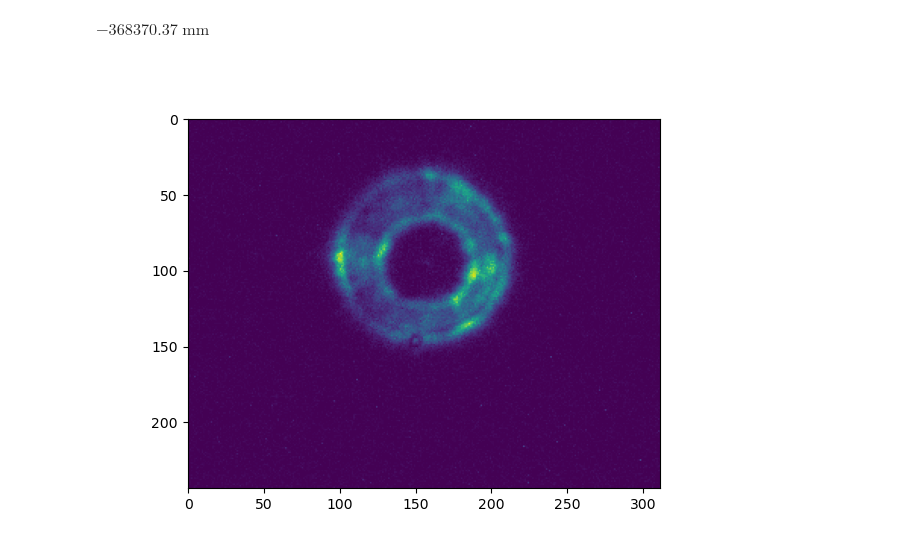
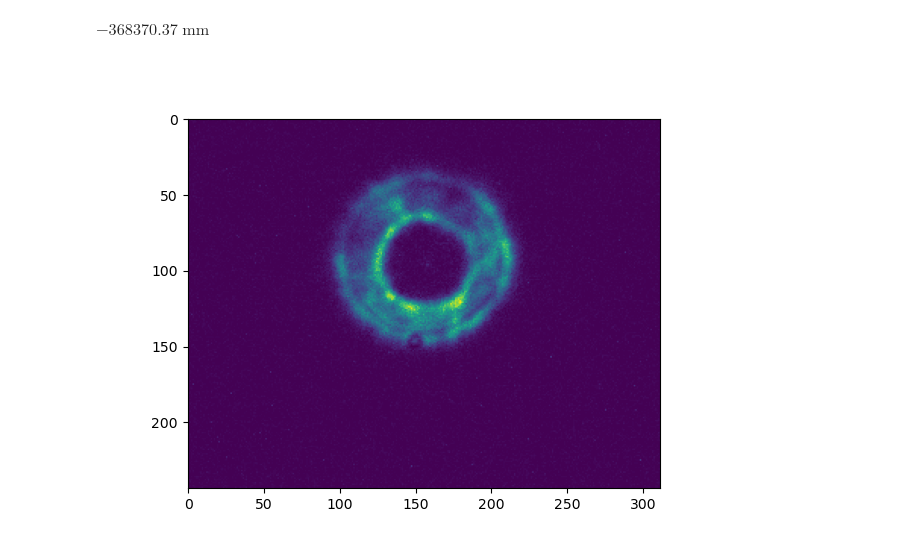
Before and after one commit to tepickering/ser_utils, a Jupyter notebook: notebooks/fass_dev.ipynb, the cells around one changed output. Drawn from its saved outputs; the diff is of its cells as text; code cells hidden in the pictures.

```diff
--- a/notebooks/fass_dev.ipynb
+++ b/notebooks/fass_dev.ipynb
@@ -60,7 +57,7 @@ testfile = Path.home() / "MMT/FASS/data/indi_2022-08-29/indi_record_2022-08-29@0
 d = load_ser_file(testfile)
 # %%
 fig = plt.figure()
-plt.imshow(d['data'][200, :, :])
+plt.imshow(d['data'][500, :, :])
 plt.show()
 # %% [output]
-[figure, old version]
+[figure, new version]
```
Also changed, not shown: parts of 6 cells of this notebook.
